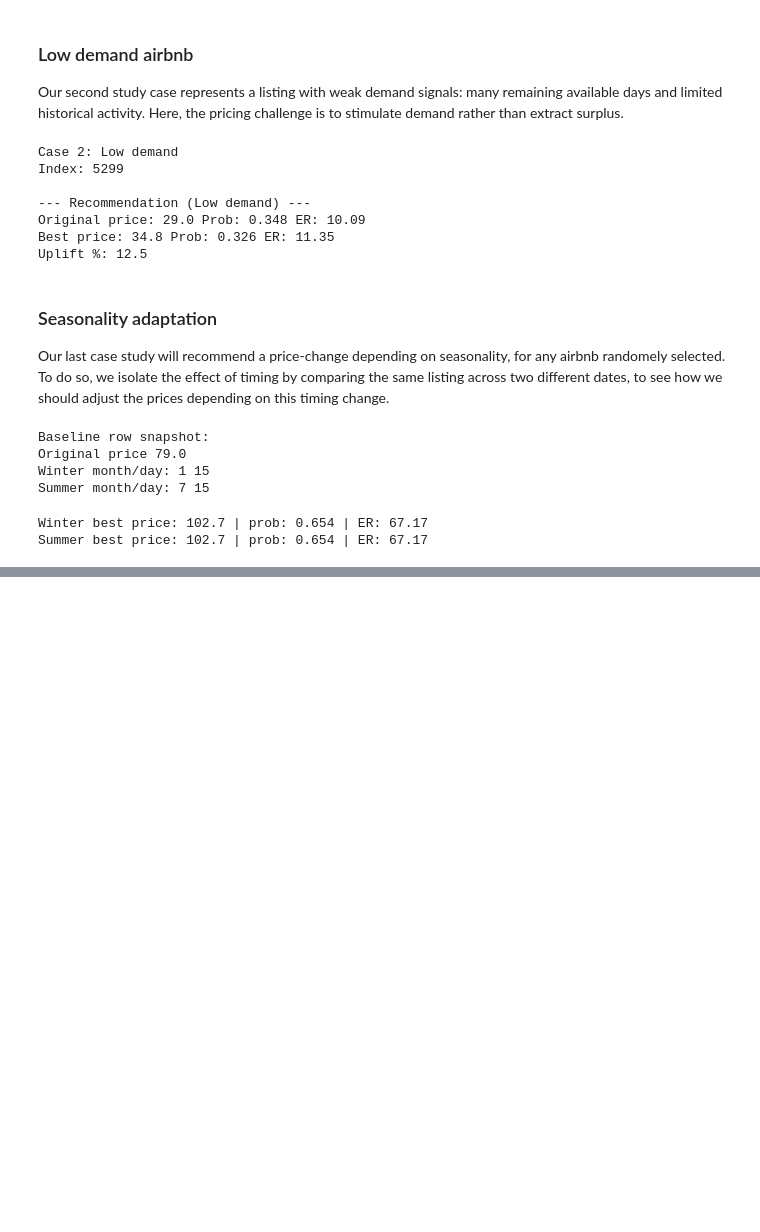
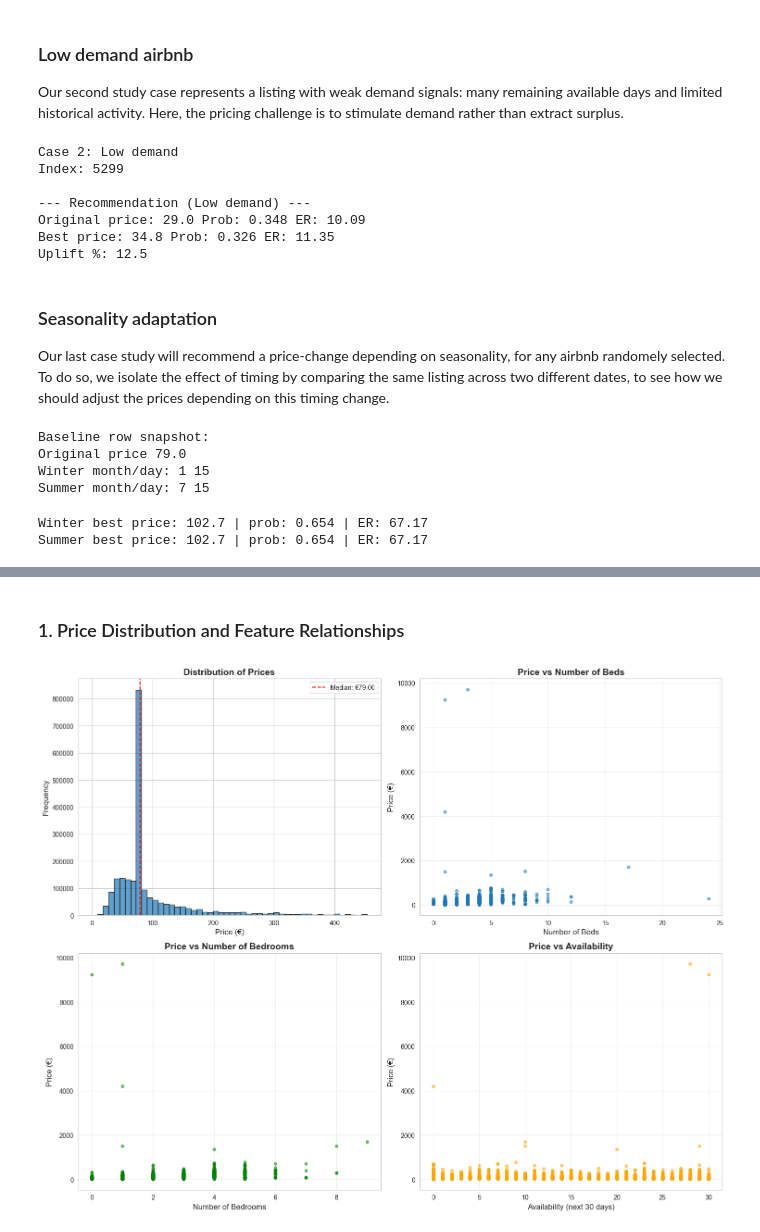
Before and after one commit to elisemyr/project_business_data_science, a Jupyter notebook: Business Data Science Project Airbnb.ipynb, the cells around one changed output, grey strips where cells are left out. Drawn from its saved outputs; the diff is of its cells as text; code cells hidden in the pictures; blank space fills up the shorter version.

```diff
--- a/Business Data Science Project Airbnb.ipynb
+++ b/Business Data Science Project Airbnb.ipynb
@@ -2042,0 +2188,54 @@ Summer best price: 102.7 | prob: 0.654 | ER: 67.17
+# %%
+# Set style
+sns.set_style("whitegrid")
+plt.rcParams['figure.figsize'] = (12, 6)
+# %% [markdown]
+### 1. Price Distribution and Feature Relationships
+# %%
+# Create visualizations for price distribution and relationships
+fig, axes = plt.subplots(2, 2, figsize=(15, 12))
+
+# 1. Price distribution
+# Calculate the 99th percentile cutoff
+limit = X_test['price_clean'].quantile(0.99)
+axes[0, 0].hist(X_test['price_clean'].dropna(), bins=50, range=(0, limit),
+                edgecolor='black', alpha=0.7)
+#axes[0, 0].hist(X_test['price_clean'].dropna(), bins=50, edgecolor='black', alpha=0.7)
+axes[0, 0].set_xlabel('Price (€)', fontsize=12)
+axes[0, 0].set_ylabel('Frequency', fontsize=12)
+axes[0, 0].set_title('Distribution of Prices', fontsize=14, fontweight='bold')
+axes[0, 0].axvline(X_test['price_clean'].median(), color='red', linestyle='--',
+                   label=f'Median: €{X_test["price_clean"].median():.2f}')
+axes[0, 0].legend()
+
+# 2. Price vs Beds
+if 'beds' in X_test.columns:
+    sample_data = X_test.sample(min(5000, len(X_test)), random_state=42)
+    axes[0, 1].scatter(sample_data['beds'], sample_data['price_clean'], alpha=0.5, s=20)
+    axes[0, 1].set_xlabel('Number of Beds', fontsize=12)
+    axes[0, 1].set_ylabel('Price (€)', fontsize=12)
+    axes[0, 1].set_title('Price vs Number of Beds', fontsize=14, fontweight='bold')
+    axes[0, 1].grid(True, alpha=0.3)
+
+# 3. Price vs Bedrooms
+if 'bedrooms' in X_test.columns:
+    sample_data = X_test.sample(min(5000, len(X_test)), random_state=42)
+    axes[1, 0].scatter(sample_data['bedrooms'], sample_data['price_clean'], alpha=0.5, s=20, color='green')
+    axes[1, 0].set_xlabel('Number of Bedrooms', fontsize=12)
+    axes[1, 0].set_ylabel('Price (€)', fontsize=12)
+    axes[1, 0].set_title('Price vs Number of Bedrooms', fontsize=14, fontweight='bold')
+    axes[1, 0].grid(True, alpha=0.3)
+
+# 4. Availability vs Price
+if 'availability_30' in X_test.columns:
+    sample_data = X_test.sample(min(5000, len(X_test)), random_state=42)
+    axes[1, 1].scatter(sample_data['availability_30'], sample_data['price_clean'], alpha=0.5, s=20, color='orange')
+    axes[1, 1].set_xlabel('Availability (next 30 days)', fontsize=12)
+    axes[1, 1].set_ylabel('Price (€)', fontsize=12)
+    axes[1, 1].set_title('Price vs Availability', fontsize=14, fontweight='bold')
+    axes[1, 1].grid(True, alpha=0.3)
+
+plt.tight_layout()
+plt.show()
+# %% [output]
+[figure, added]
```
Also changed, not shown: parts of 17 cells of this notebook.
